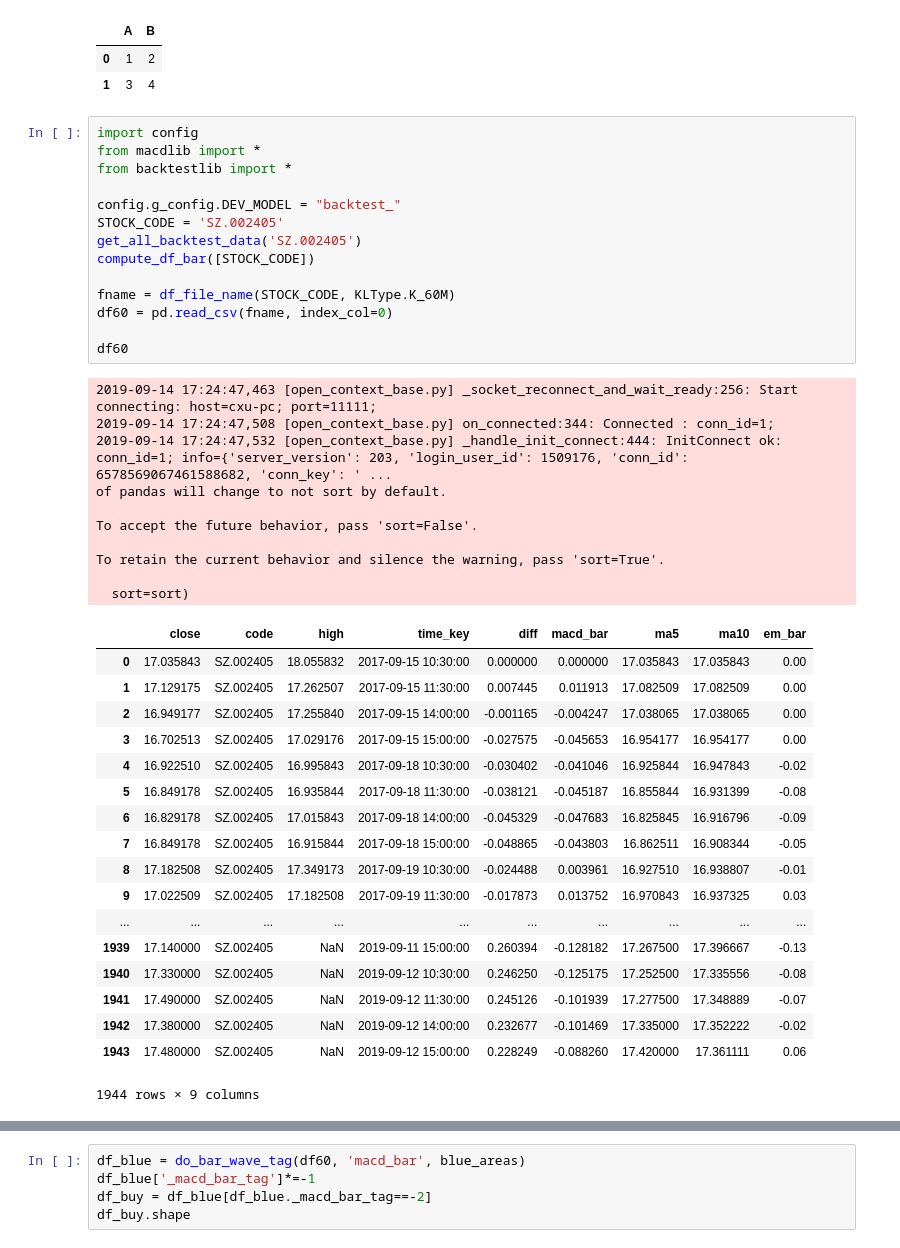
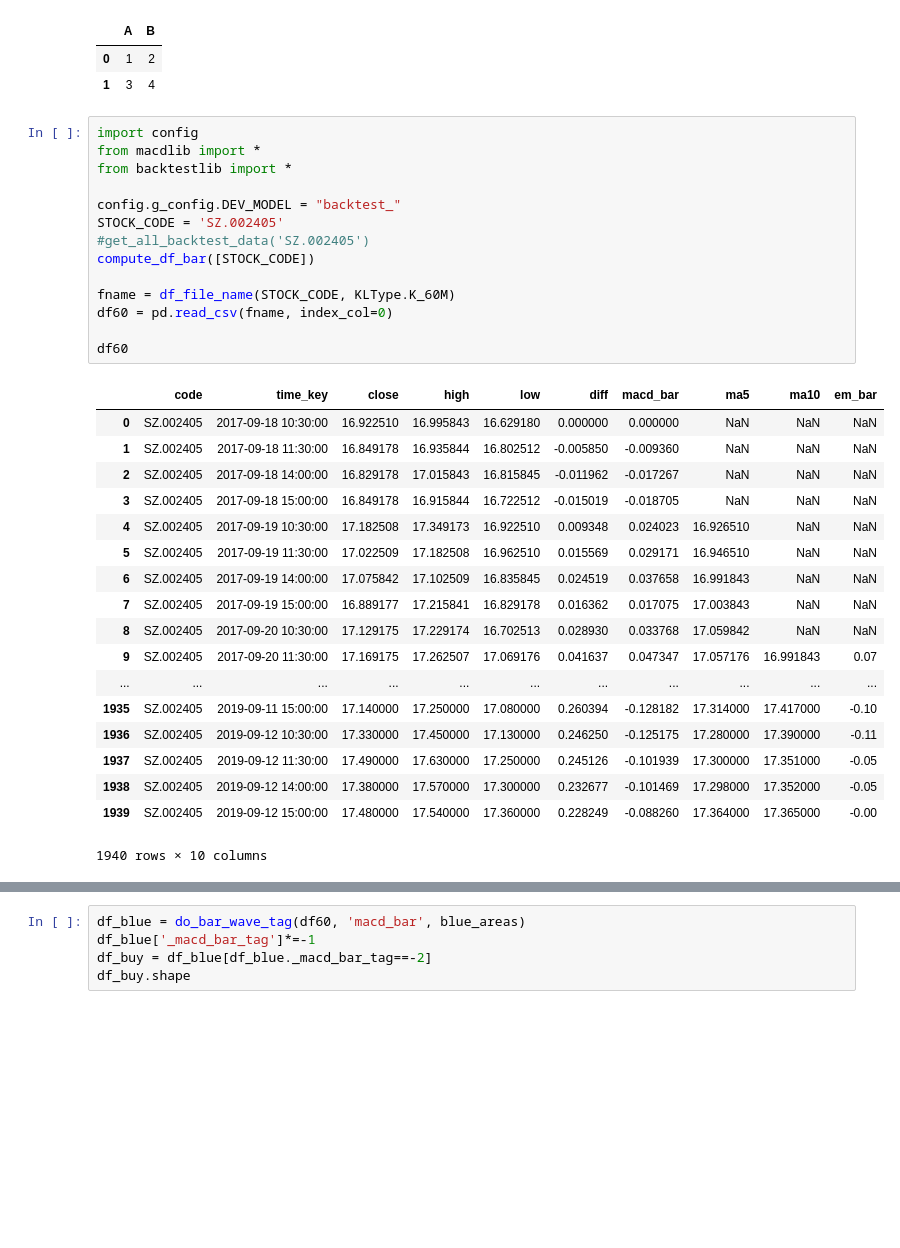
Before and after one commit to drunkpig/macd_exp, a Jupyter notebook: 一只可能性判断.ipynb, the cells around one changed output, grey strips where cells are left out. Saved outputs shown, nothing was run; the diff lists cells and outputs as text; blank space fills up the shorter version.

```diff
--- a/一只可能性判断.ipynb
+++ b/一只可能性判断.ipynb
@@ -14,46 +14,36 @@ df
 # %%
 import config
 from macdlib import *
 from backtestlib import *
 
 config.g_config.DEV_MODEL = "backtest_"
 STOCK_CODE = 'SZ.002405'
-get_all_backtest_data('SZ.002405')
+#get_all_backtest_data('SZ.002405')
 compute_df_bar([STOCK_CODE])
 
 fname = df_file_name(STOCK_CODE, KLType.K_60M)
 df60 = pd.read_csv(fname, index_col=0)
 
 df60
 # %% [output]
+|  | code | time_key | close | high | low | diff | macd_bar | ma5 | ma10 | em_bar |
+| 0 | SZ.002405 | 2017-09-18 10:30:00 | 16.922510 | 16.995843 | 16.629180 | 0.000000 | 0.000000 | NaN | NaN | NaN |
+| 1 | SZ.002405 | 2017-09-18 11:30:00 | 16.849178 | 16.935844 | 16.802512 | -0.005850 | -0.009360 | NaN | NaN | NaN |
+| 2 | SZ.002405 | 2017-09-18 14:00:00 | 16.829178 | 17.015843 | 16.815845 | -0.011962 | -0.017267 | NaN | NaN | NaN |
+| 3 | SZ.002405 | 2017-09-18 15:00:00 | 16.849178 | 16.915844 | 16.722512 | -0.015019 | -0.018705 | NaN | NaN | NaN |
+| 4 | SZ.002405 | 2017-09-19 10:30:00 | 17.182508 | 17.349173 | 16.922510 | 0.009348 | 0.024023 | 16.926510 | NaN | NaN |
+| 5 | SZ.002405 | 2017-09-19 11:30:00 | 17.022509 | 17.182508 | 16.962510 | 0.015569 | 0.029171 | 16.946510 | NaN | NaN |
+| 6 | SZ.002405 | 2017-09-19 14:00:00 | 17.075842 | 17.102509 | 16.835845 | 0.024519 | 0.037658 | 16.991843 | NaN | NaN |
+| 7 | SZ.002405 | 2017-09-19 15:00:00 | 16.889177 | 17.215841 | 16.829178 | 0.016362 | 0.017075 | 17.003843 | NaN | NaN |
+| 8 | SZ.002405 | 2017-09-20 10:30:00 | 17.129175 | 17.229174 | 16.702513 | 0.028930 | 0.033768 | 17.059842 | NaN | NaN |
+| 9 | SZ.002405 | 2017-09-20 11:30:00 | 17.169175 | 17.262507 | 17.069176 | 0.041637 | 0.047347 | 17.057176 | 16.991843 | 0.07 |
+| ... | ... | ... | ... | ... | ... | ... | ... | ... | ... | ... |
+| 1935 | SZ.002405 | 2019-09-11 15:00:00 | 17.140000 | 17.250000 | 17.080000 | 0.260394 | -0.128182 | 17.314000 | 17.417000 | -0.10 |
+| 1936 | SZ.002405 | 2019-09-12 10:30:00 | 17.330000 | 17.450000 | 17.130000 | 0.246250 | -0.125175 | 17.280000 | 17.390000 | -0.11 |
+| 1937 | SZ.002405 | 2019-09-12 11:30:00 | 17.490000 | 17.630000 | 17.250000 | 0.245126 | -0.101939 | 17.300000 | 17.351000 | -0.05 |
+| 1938 | SZ.002405 | 2019-09-12 14:00:00 | 17.380000 | 17.570000 | 17.300000 | 0.232677 | -0.101469 | 17.298000 | 17.352000 | -0.05 |
+| 1939 | SZ.002405 | 2019-09-12 15:00:00 | 17.480000 | 17.540000 | 17.360000 | 0.228249 | -0.088260 | 17.364000 | 17.365000 | -0.00 |
-2019-09-14 17:24:47,463 [open_context_base.py] _socket_reconnect_and_wait_ready:256: Start connecting: host=cxu-pc; port=11111;
-2019-09-14 17:24:47,508 [open_context_base.py] on_connected:344: Connected : conn_id=1;
-2019-09-14 17:24:47,532 [open_context_base.py] _handle_init_connect:444: InitConnect ok: conn_id=1; info={'server_version': 203, 'login_user_id': 1509176, 'conn_id': 6578569067461588682, 'conn_key': ' ...
-of pandas will change to not sort by default.
-
-To accept the future behavior, pass 'sort=False'.
-
-To retain the current behavior and silence the warning, pass 'sort=True'.
-
-  sort=sort)
+1940 rows × 10 columns
-|  | close | code | high | time_key | diff | macd_bar | ma5 | ma10 | em_bar |
-| 0 | 17.035843 | SZ.002405 | 18.055832 | 2017-09-15 10:30:00 | 0.000000 | 0.000000 | 17.035843 | 17.035843 | 0.00 |
-| 1 | 17.129175 | SZ.002405 | 17.262507 | 2017-09-15 11:30:00 | 0.007445 | 0.011913 | 17.082509 | 17.082509 | 0.00 |
-| 2 | 16.949177 | SZ.002405 | 17.255840 | 2017-09-15 14:00:00 | -0.001165 | -0.004247 | 17.038065 | 17.038065 | 0.00 |
-| 3 | 16.702513 | SZ.002405 | 17.029176 | 2017-09-15 15:00:00 | -0.027575 | -0.045653 | 16.954177 | 16.954177 | 0.00 |
-| 4 | 16.922510 | SZ.002405 | 16.995843 | 2017-09-18 10:30:00 | -0.030402 | -0.041046 | 16.925844 | 16.947843 | -0.02 |
-| 5 | 16.849178 | SZ.002405 | 16.935844 | 2017-09-18 11:30:00 | -0.038121 | -0.045187 | 16.855844 | 16.931399 | -0.08 |
-| 6 | 16.829178 | SZ.002405 | 17.015843 | 2017-09-18 14:00:00 | -0.045329 | -0.047683 | 16.825845 | 16.916796 | -0.09 |
-| 7 | 16.849178 | SZ.002405 | 16.915844 | 2017-09-18 15:00:00 | -0.048865 | -0.043803 | 16.862511 | 16.908344 | -0.05 |
-| 8 | 17.182508 | SZ.002405 | 17.349173 | 2017-09-19 10:30:00 | -0.024488 | 0.003961 | 16.927510 | 16.938807 | -0.01 |
-| 9 | 17.022509 | SZ.002405 | 17.182508 | 2017-09-19 11:30:00 | -0.017873 | 0.013752 | 16.970843 | 16.937325 | 0.03 |
-| ... | ... | ... | ... | ... | ... | ... | ... | ... | ... |
-| 1939 | 17.140000 | SZ.002405 | NaN | 2019-09-11 15:00:00 | 0.260394 | -0.128182 | 17.267500 | 17.396667 | -0.13 |
-| 1940 | 17.330000 | SZ.002405 | NaN | 2019-09-12 10:30:00 | 0.246250 | -0.125175 | 17.252500 | 17.335556 | -0.08 |
-| 1941 | 17.490000 | SZ.002405 | NaN | 2019-09-12 11:30:00 | 0.245126 | -0.101939 | 17.277500 | 17.348889 | -0.07 |
-| 1942 | 17.380000 | SZ.002405 | NaN | 2019-09-12 14:00:00 | 0.232677 | -0.101469 | 17.335000 | 17.352222 | -0.02 |
-| 1943 | 17.480000 | SZ.002405 | NaN | 2019-09-12 15:00:00 | 0.228249 | -0.088260 | 17.420000 | 17.361111 | 0.06 |
-1944 rows × 9 columns
 # %%
 red_areas, blue_areas = find_successive_bar_areas(df60, 'macd_bar')
 blue_areas
```
Also changed, not shown: parts of 6 cells of this notebook, 8 other files.
